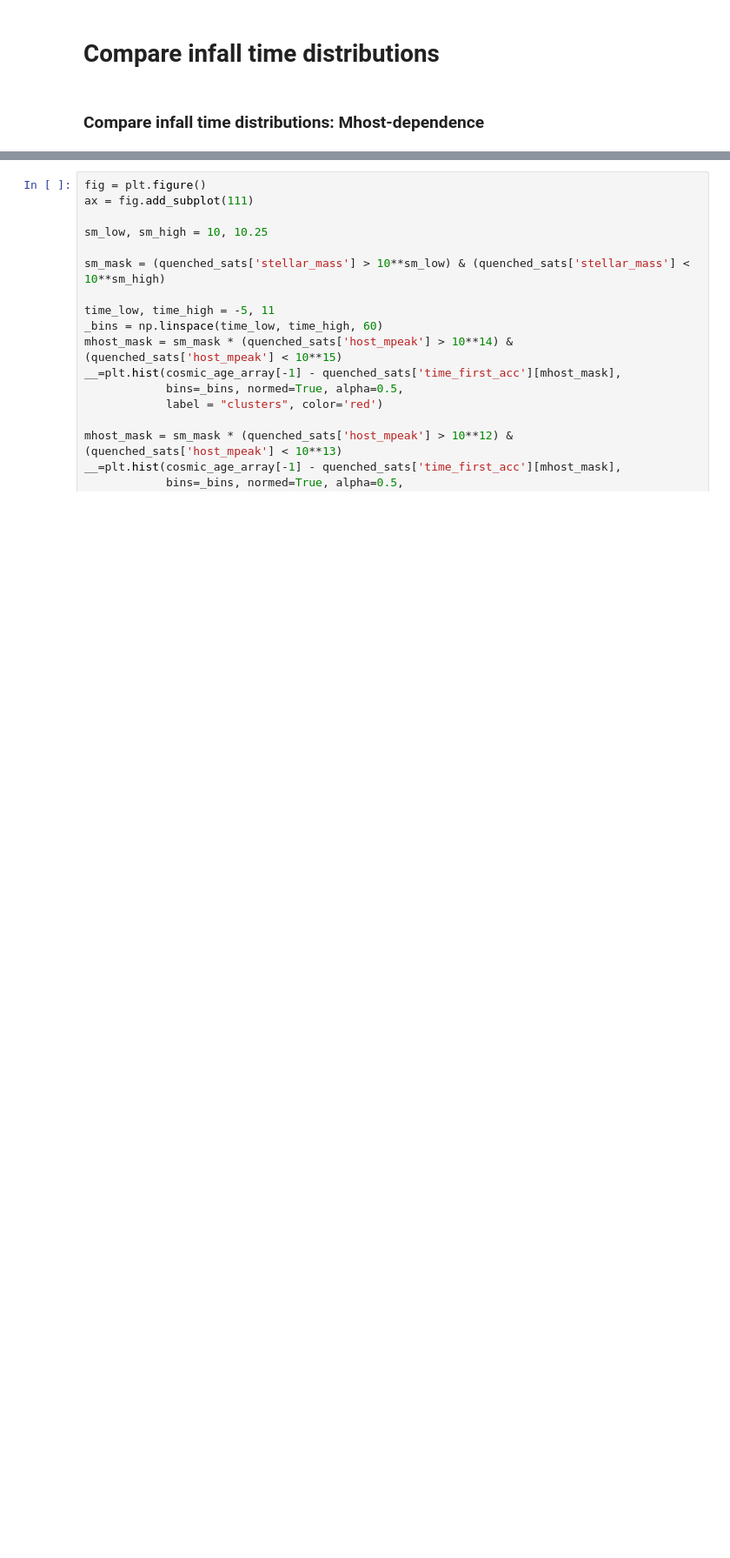
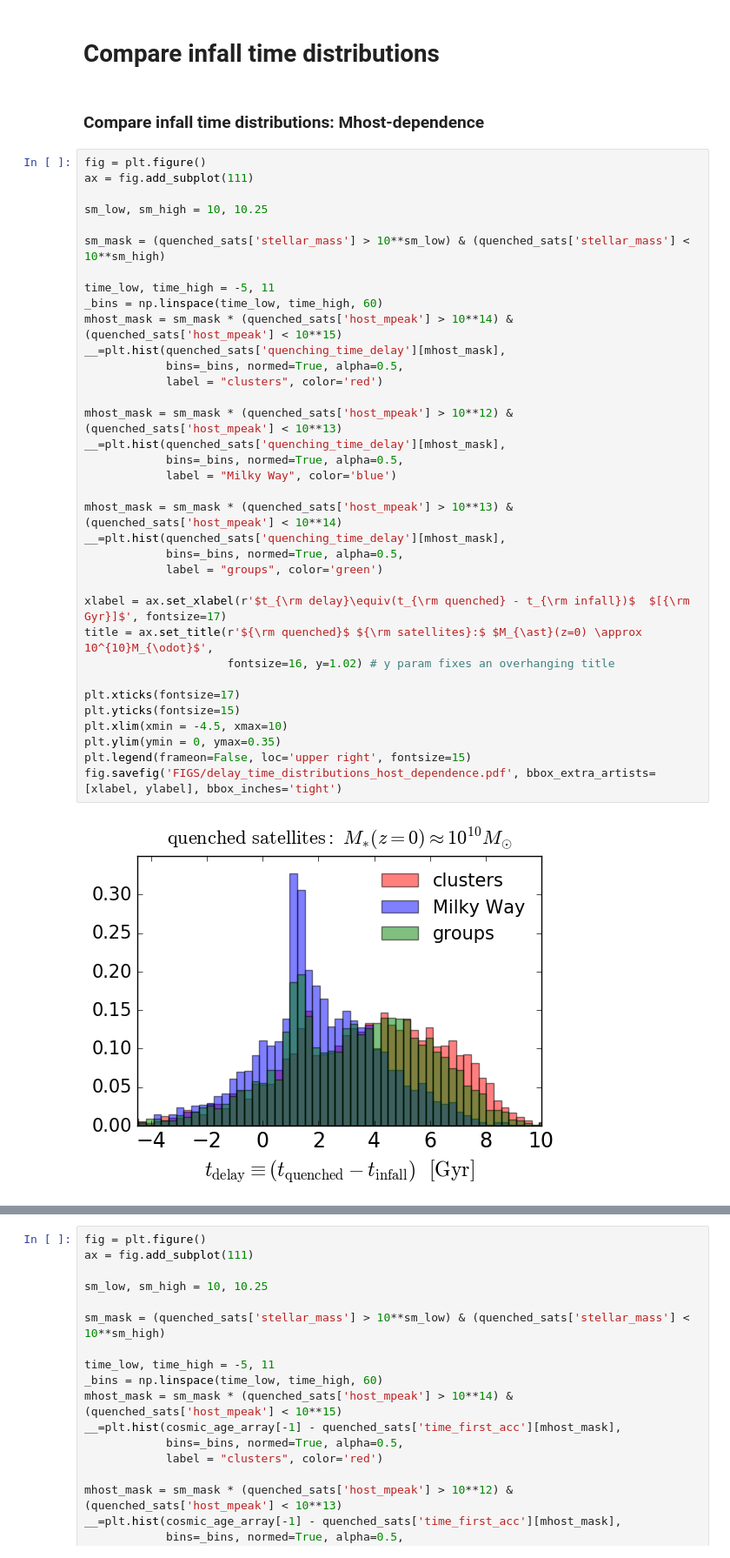
Before and after one commit to aphearin/time_evolving_cam_utils, a Jupyter notebook: fraction_quenched_after_infall.ipynb, the cells around one changed output, grey strips where cells are left out. Shown at 87% size. Cells and saved outputs as stored; diff of their text form; blank space fills up the shorter version.

```diff
--- a/fraction_quenched_after_infall.ipynb
+++ b/fraction_quenched_after_infall.ipynb
@@ -281,6 +281,43 @@ fig.savefig('FIGS/self_quenched_fraction_z0.pdf', bbox_extra_artists=[xlabel, yl
 # Compare infall time distributions
 # %% [markdown]
 ### Compare infall time distributions: Mhost-dependence
+# %%
+fig = plt.figure()
+ax = fig.add_subplot(111)
+
+sm_low, sm_high = 10, 10.25
+
+sm_mask = (quenched_sats['stellar_mass'] > 10**sm_low) & (quenched_sats['stellar_mass'] < 10**sm_high)
+
+time_low, time_high = -5, 11
+_bins = np.linspace(time_low, time_high, 60)
+mhost_mask = sm_mask * (quenched_sats['host_mpeak'] > 10**14) & (quenched_sats['host_mpeak'] < 10**15)
+__=plt.hist(quenched_sats['quenching_time_delay'][mhost_mask],
+            bins=_bins, normed=True, alpha=0.5,
+            label = "clusters", color='red')
+
+mhost_mask = sm_mask * (quenched_sats['host_mpeak'] > 10**12) & (quenched_sats['host_mpeak'] < 10**13)
+__=plt.hist(quenched_sats['quenching_time_delay'][mhost_mask],
+            bins=_bins, normed=True, alpha=0.5,
+            label = "Milky Way", color='blue')
+
+mhost_mask = sm_mask * (quenched_sats['host_mpeak'] > 10**13) & (quenched_sats['host_mpeak'] < 10**14)
+__=plt.hist(quenched_sats['quenching_time_delay'][mhost_mask],
+            bins=_bins, normed=True, alpha=0.5,
+            label = "groups", color='green')
+
+xlabel = ax.set_xlabel(r'$t_{\rm delay}\equiv(t_{\rm quenched} - t_{\rm infall})$  $[{\rm Gyr}]$', fontsize=17)
+title = ax.set_title(r'${\rm quenched}$ ${\rm satellites}:$ $M_{\ast}(z=0) \approx 10^{10}M_{\odot}$',
+                     fontsize=16, y=1.02) # y param fixes an overhanging title
+
+plt.xticks(fontsize=17)
+plt.yticks(fontsize=15)
+plt.xlim(xmin = -4.5, xmax=10)
+plt.ylim(ymin = 0, ymax=0.35)
+plt.legend(frameon=False, loc='upper right', fontsize=15)
+fig.savefig('FIGS/delay_time_distributions_host_dependence.pdf', bbox_extra_artists=[xlabel, ylabel], bbox_inches='tight')
+# %% [output]
+[figure, added]
 # %%
 fig = plt.figure()
 ax = fig.add_subplot(111)
```
Also changed, not shown: parts of 6 cells of this notebook, 2 other files.
